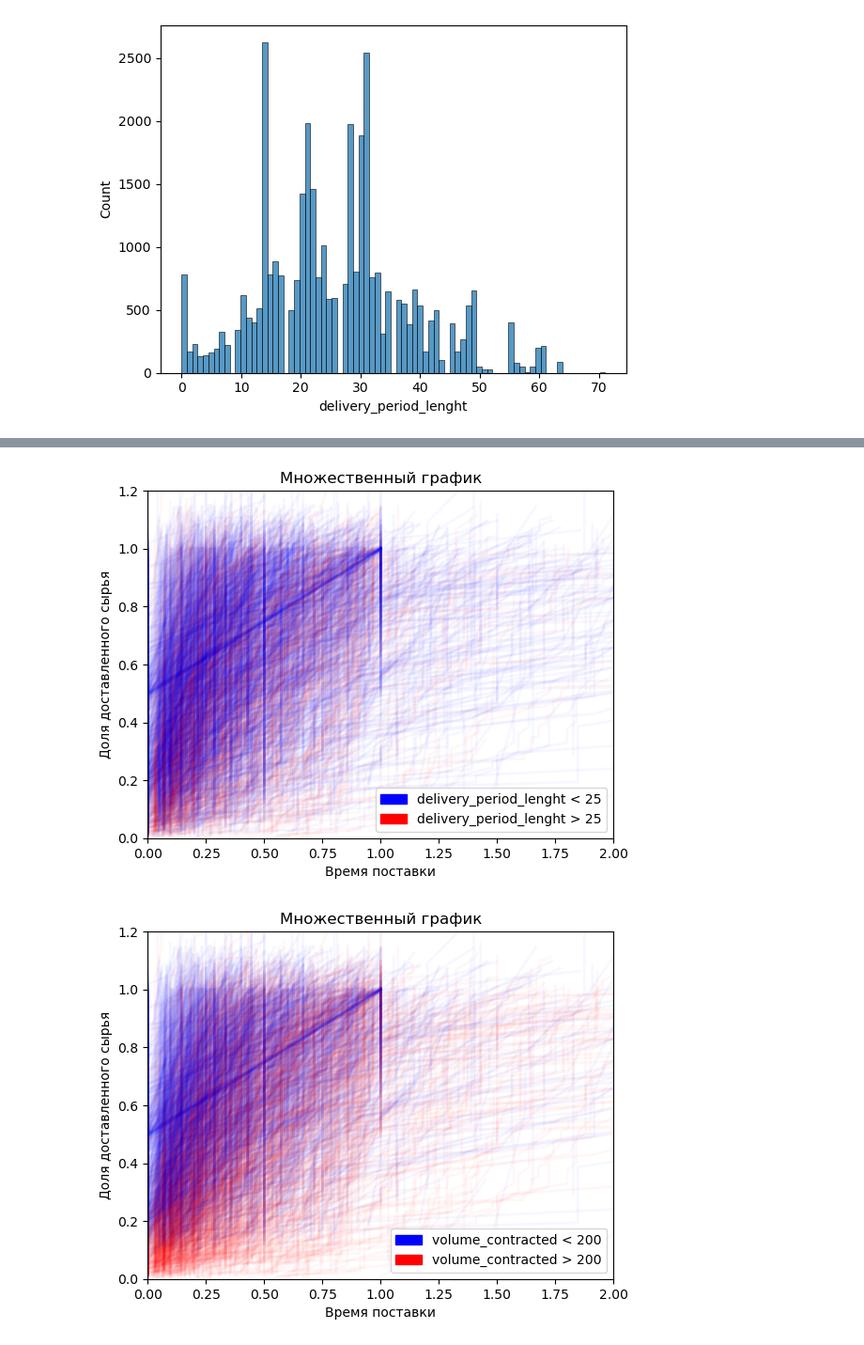
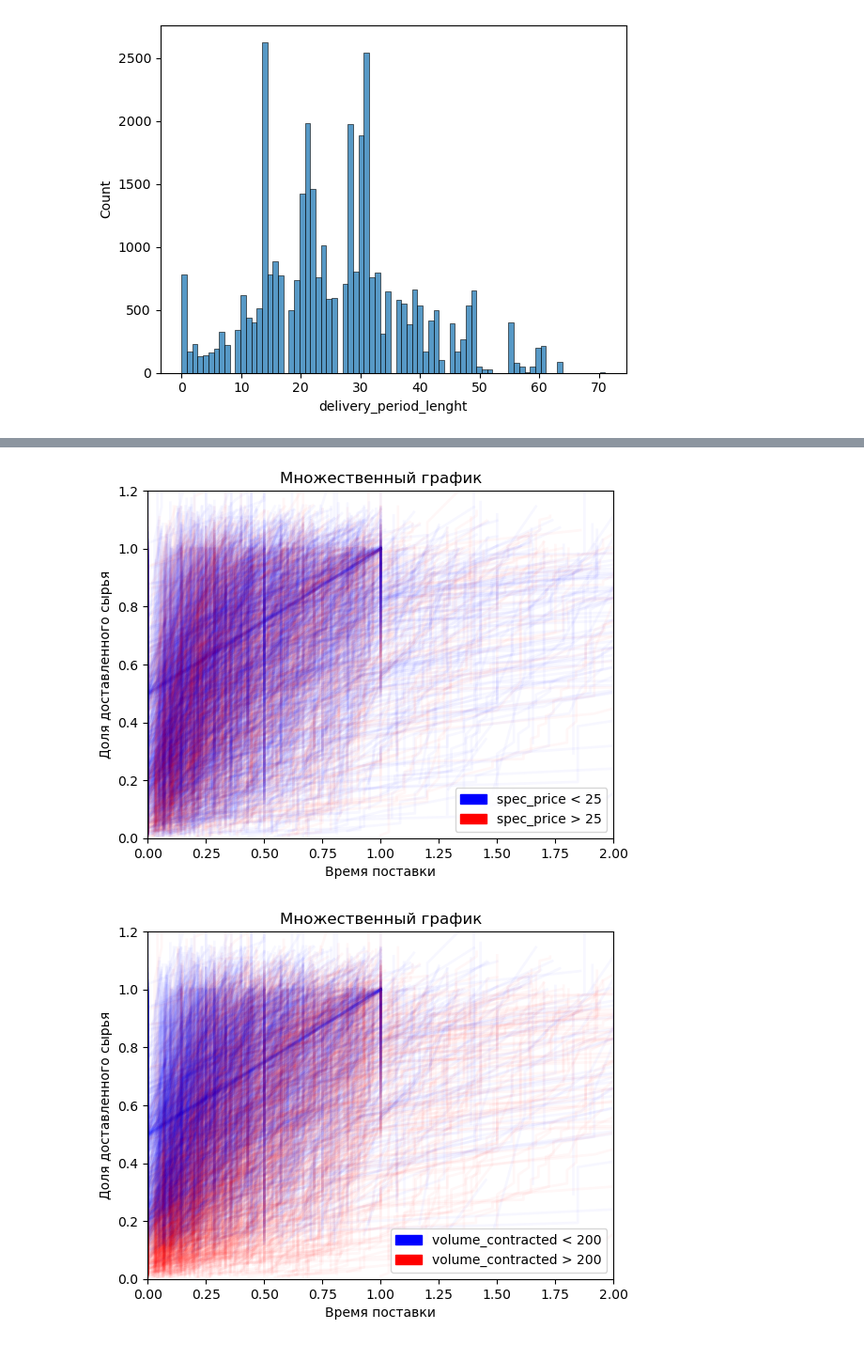
Before and after one commit to my-sas/Suppliers-time-series-analysis, a Jupyter notebook: notebooks/EDA.ipynb, the cells around one changed output, grey strips where cells are left out. Shown at 94% size. Cells and saved outputs as stored; diff of their text form; code cells hidden in the pictures.

```diff
--- a/notebooks/EDA.ipynb
+++ b/notebooks/EDA.ipynb
@@ -180,7 +217,7 @@ def multiplicity_plot(col, thresh):
 # %%
-multiplicity_plot('delivery_period_lenght', 25)
+multiplicity_plot('spec_price', 25)
 # %% [output]
-[figure, old version]
+[figure, new version]
 # %%
 multiplicity_plot('volume_contracted', 200)
 # %% [output]
```
Also changed, not shown: parts of 9 cells of this notebook, 5 other files.
